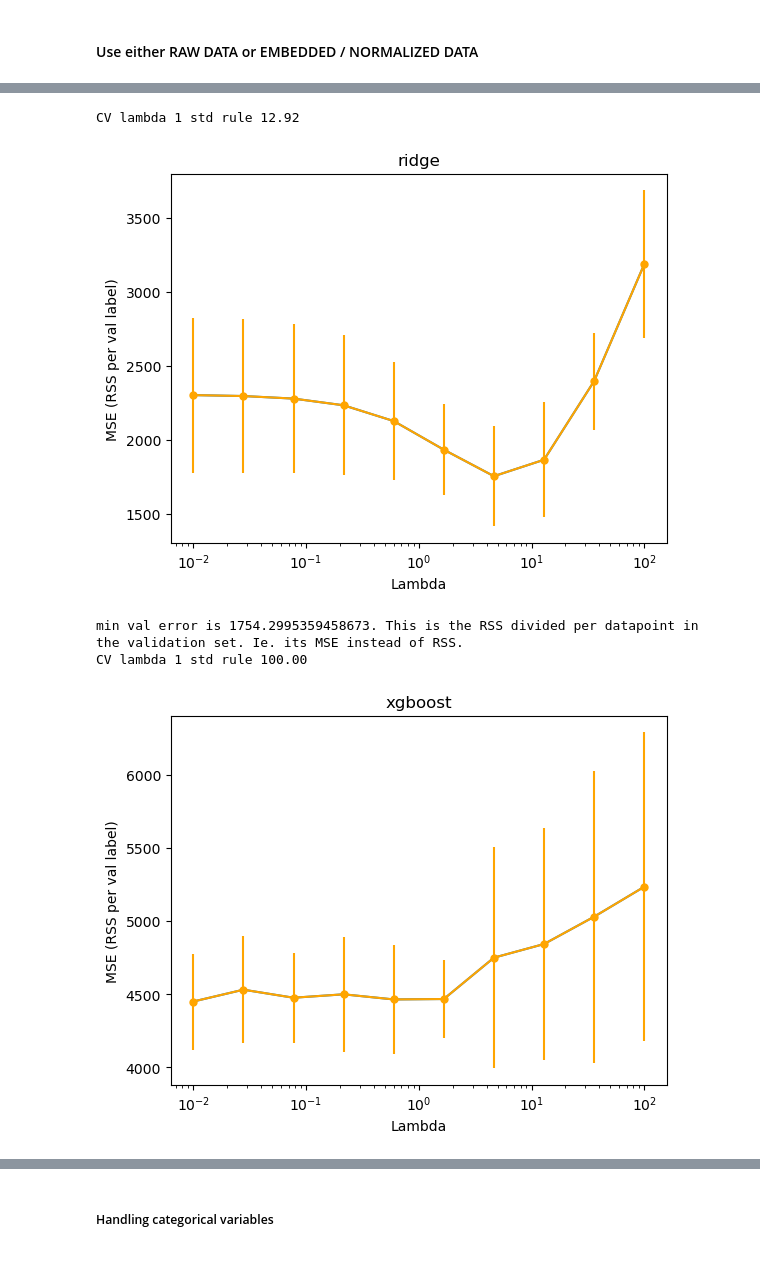
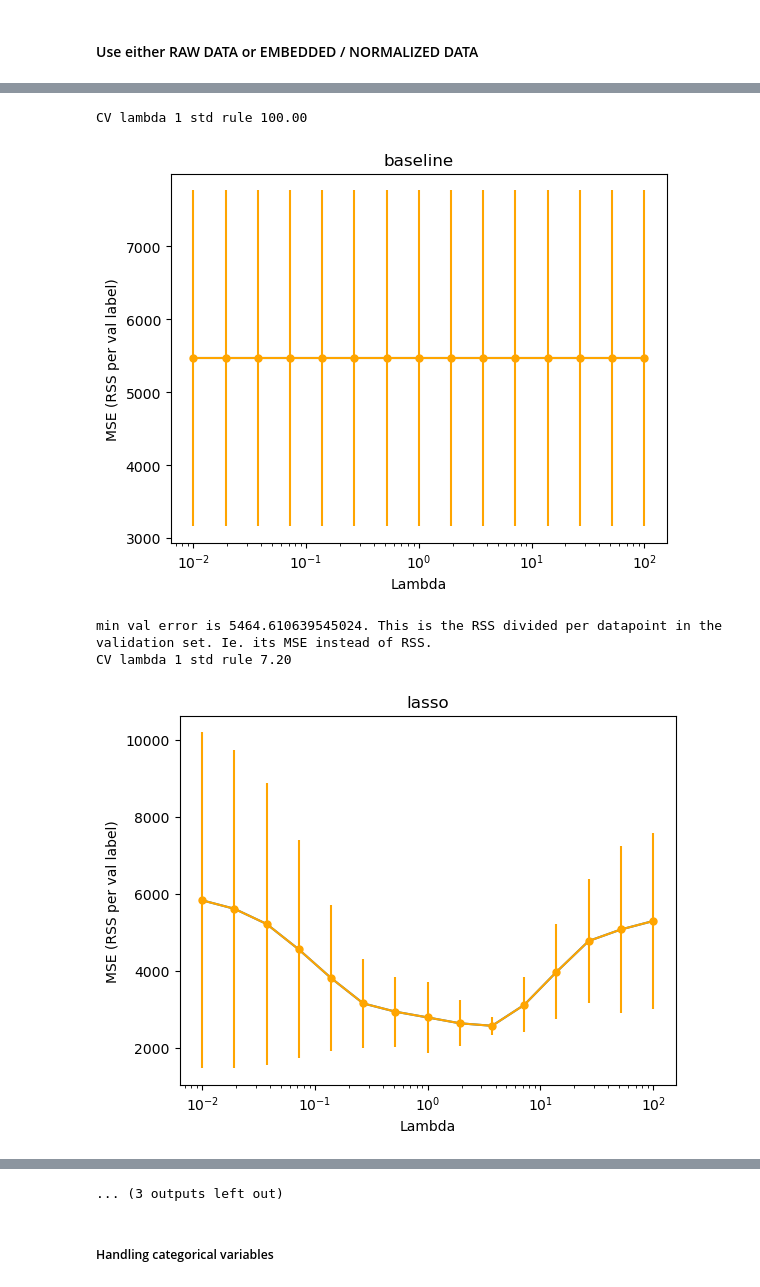
Before and after one commit to BjarkeErichsen/ComputationalDataAnalysisComp, a Jupyter notebook: main.ipynb, the cells around one changed output, grey strips where cells are left out. Drawn from its saved outputs; the diff is of its cells as text; code cells hidden in the pictures.

Commit message:
added decision trees, LARS, Lasso, elastic search

```diff
--- a/main.ipynb
+++ b/main.ipynb
@@ -131,7 +149,7 @@ X_no_label = X_no_label.fillna(X_no_label.median())
 # %%
 ### Hyperparams
 
-n_components = 30
+n_components = 50
 # %%
 def compute_pca_transformer(X_no_label, n_components=2):
     scaler = StandardScaler()
@@ -202,8 +220,8 @@ xTrain_pc = map_to_pc_space(pca, xTrain, yTrain, normalization_constants)
 # %%
 ### hyperparams
 
-lambdas = np.logspace(-2,2,10)
-K = 3
+lambdas = np.logspace(-2,2,15)
+K = 5
 seed = 69
 # %% [markdown]
 #### Use either RAW DATA or EMBEDDED / NORMALIZED DATA
@@ -213,5 +231,5 @@ YTrain = Train["y"].values
 XTrain = Train.drop(columns=["y"]).values
 
 ### USE EMBEDDED AND NORMALIZED TRAIN DATA
-YTrain = yTrain
+YTrain = Train["y"].values
 XTrain = xTrain_pc
@@ -222,7 +242,7 @@ def devianceFunc(ytrue, yscores):
 CV = KFold(n_splits=K, shuffle=True, random_state=seed)  # Use standard KFold for regression
 
 
-regression_models = ["ridge", "xgboost"] #takes around
+regression_models = ["baseline", "lasso", "ridge", "elastic_net", "lars", "decision_tree", "xgboost"] #takes around
 deviance = np.zeros((len(regression_models), K, len(lambdas)))
 
 with warnings.catch_warnings(): # done to disable all the convergence warnings from elastic net
@@ -242,8 +262,23 @@ with warnings.catch_warnings(): # done to disable all the convergence warnings f
 
 
             for reg_i, reg_model in enumerate(regression_models):
+                if reg_model == "baseline":
+                    y_train_mean = np.mean(y_train)  # Compute mean of y_train
+                    y_baseline = np.full_like(y_test, y_train_mean)  # Create baseline predictions
 
-                if reg_model == "ridge":
+                    RSS = devianceFunc(y_test, y_baseline)  # Compute loss
+                    deviance[reg_i, k, i] = RSS / y_test.shape[0]  # Mean Squared Error (MSE)
+
+                elif reg_model == "lasso":
+                    reg = Lasso(alpha=lambda_)
+                    reg.fit(X_train, y_train)
+
+                    yscores = reg.predict(X_test)
+
+                    RSS = devianceFunc(y_test, yscores)
+                    deviance[reg_i, k, i] = RSS / y_test.shape[0]  # Mean Squared Error (MSE)
+
+                elif reg_model == "ridge":
                     #For each lambda run logistic regression
                     reg = Ridge(alpha=lambda_)
                     reg.fit(X_train, y_train)
@@ -254,46 +289,84 @@ with warnings.catch_warnings(): # done to disable all the convergence warnings f
                     RSS = devianceFunc(y_test, yscores)
                     deviance[reg_i, k, i] = RSS/y_test.shape[0]
 
+                elif reg_model == "elastic_net":
+                    reg = ElasticNet(alpha=lambda_, l1_ratio=0.5)  # l1_ratio=0.5 balances Lasso and Ridge
+                    reg.fit(X_train, y_train)
+
+                    yscores = reg.predict(X_test)
+
+                    RSS = devianceFunc(y_test, yscores)
+                    deviance[reg_i, k, i] = RSS / y_test.shape[0]  # Mean Squared Error (MSE)
+
+                elif reg_model == "lars":
+                    reg = Lars(
+                        fit_intercept=True,  # Whether to include an intercept term
+                        n_nonzero_coefs = 10
+                    )
+
+                    reg.fit(X_train, y_train)
+
+                    yscores = reg.predict(X_test)
+
+                    RSS = devianceFunc(y_test, yscores)
+                    deviance[reg_i, k, i] = RSS / y_test.shape[0]  # Mean Squared Error (MSE)
+
+                elif reg_model == "decision_tree":
+                    reg = DecisionTreeRegressor(
+                        max_depth=5,  # Limits tree depth
+                        min_samples_split=10,  # Min samples needed to split an internal node
+                        min_samples_leaf=5,  # Min samples needed in a leaf node
+                        max_features="sqrt",  # Limits number of features considered for each split
+                        random_state=seed
+                    )
+
+                    reg.fit(X_train, y_train)
+
+                    yscores = reg.predict(X_test)
+
+                    RSS = devianceFunc(y_test, yscores)
+                    deviance[reg_i, k, i] = RSS / y_test.shape[0]  # Mean Squared Error (MSE)
 
                 elif reg_model == "xgboost":
                     reg = XGBRegressor(
                         objective="reg:squarederror",
                         reg_lambda=lambda_,  # L2 regularization (like Ridge)
                         random_state=seed,  # Ensures reproducibility
-                        max_depth = 3,
-                        learning_rate=0.02
+                        max_depth = 2,
+                        learning_rate=0.05,
+
                     )
 
                     # Train the model
                     reg.fit(X_train, y_train)
 
                     yscores = reg.predict(X_test)
 
                     RSS = devianceFunc(y_test, yscores)
                     deviance[reg_i, k, i] = RSS / y_test.shape[0]  # Mean Squared Error (MSE)
 
 #Compute the average and std of the deviance over CV folds
 
 for i in range(len(regression_models)):
     testError = np.mean(deviance[i], axis=0)  #we do across axis=0, because this axis corrosponds to the folds, meaning we average across all elements of the same column
     testStd = np.std(deviance[i], axis=0)
 
     #Select the optimal lambda using the 1-std-rule
     Lambda_CV_1StdRule = lambdas[testError < min(testError) +testStd][-1]
     print("CV lambda 1 std rule %0.2f" % Lambda_CV_1StdRule)
 
     plt.figure()
     plt.errorbar(lambdas, testError, testStd, marker='.', color='orange', markersize=10)
     plt.semilogx(lambdas, testError)
 
     plt.xlabel("Lambda")
     plt.ylabel("MSE (RSS per val label)")
     plt.title(f"{regression_models[i]}")
     plt.show()
     print(f"min val error is {min(testError)}. This is the RSS divided per datapoint in the validation set. Ie. its MSE instead of RSS.")
 # %% [output]
-CV lambda 1 std rule 12.92
+CV lambda 1 std rule 100.00
-[figure, old version]
+[figure, new version]
-min val error is 1754.2995359458673. This is the RSS divided per datapoint in the validation set. Ie. its MSE instead of RSS.
-CV lambda 1 std rule 100.00
+min val error is 5464.610639545024. This is the RSS divided per datapoint in the validation set. Ie. its MSE instead of RSS.
+CV lambda 1 std rule 7.20
-[figure, old version]
+[figure, new version]
@@ -301,3 +385,4 @@ min val error is 4450.352400040329. This is the RSS divided per datapoint in the
+... (3 outputs left out)
 # %% [markdown]
 ##### Handling categorical variables
 # %% [markdown]
```
Also changed, not shown: parts of 5 cells of this notebook.
